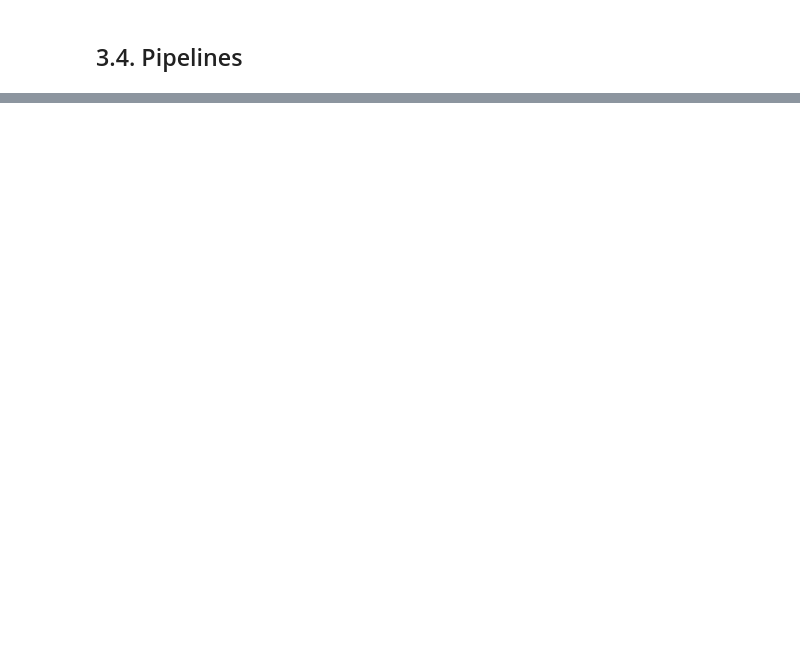
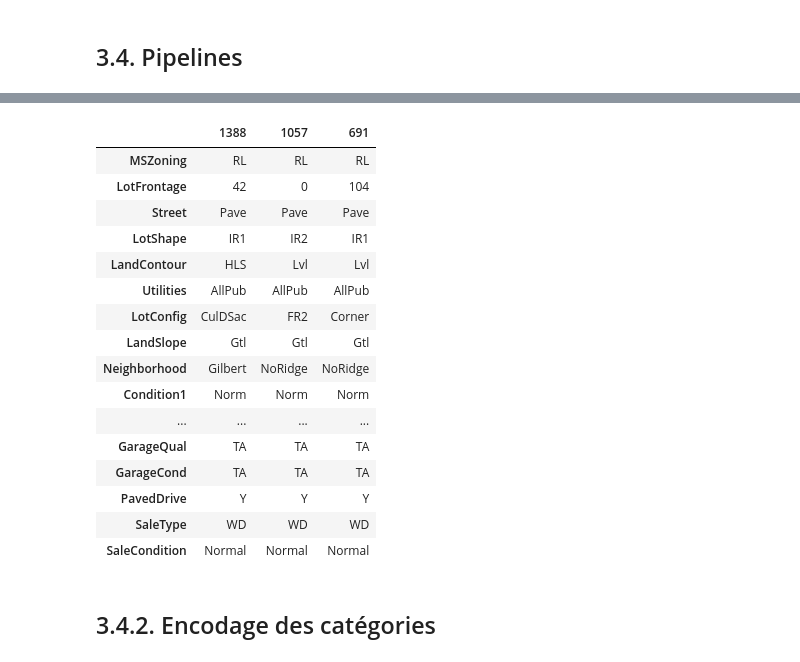
Before and after one commit to Aethyn/LinearRegressionTraining, a Jupyter notebook: TPRegressionLineaire.ipynb, the cells around one changed output, grey strips where cells are left out. Drawn from its saved outputs; the diff is of its cells as text; code cells hidden in the pictures; blank space fills up the shorter version.

```diff
--- a/TPRegressionLineaire.ipynb
+++ b/TPRegressionLineaire.ipynb
@@ -516,0 +541,23 @@ rf
+# %%
+# On jette un oeil à toutes les colonnes qui n'ont PAS un type int64/float64
+df.select_dtypes(exclude = ['int64']).sample(3).transpose()
+# %% [output]
+|  | 1388 | 1057 | 691 |
+| MSZoning | RL | RL | RL |
+| LotFrontage | 42 | 0 | 104 |
+| Street | Pave | Pave | Pave |
+| LotShape | IR1 | IR2 | IR1 |
+| LandContour | HLS | Lvl | Lvl |
+| Utilities | AllPub | AllPub | AllPub |
+| LotConfig | CulDSac | FR2 | Corner |
+| LandSlope | Gtl | Gtl | Gtl |
+| Neighborhood | Gilbert | NoRidge | NoRidge |
+| Condition1 | Norm | Norm | Norm |
+| ... | ... | ... | ... |
+| GarageQual | TA | TA | TA |
+| GarageCond | TA | TA | TA |
+| PavedDrive | Y | Y | Y |
+| SaleType | WD | WD | WD |
+| SaleCondition | Normal | Normal | Normal |
+# %% [markdown]
+## 3.4.2. Encodage des catégories
```
Also changed, not shown: parts of 31 cells of this notebook.
